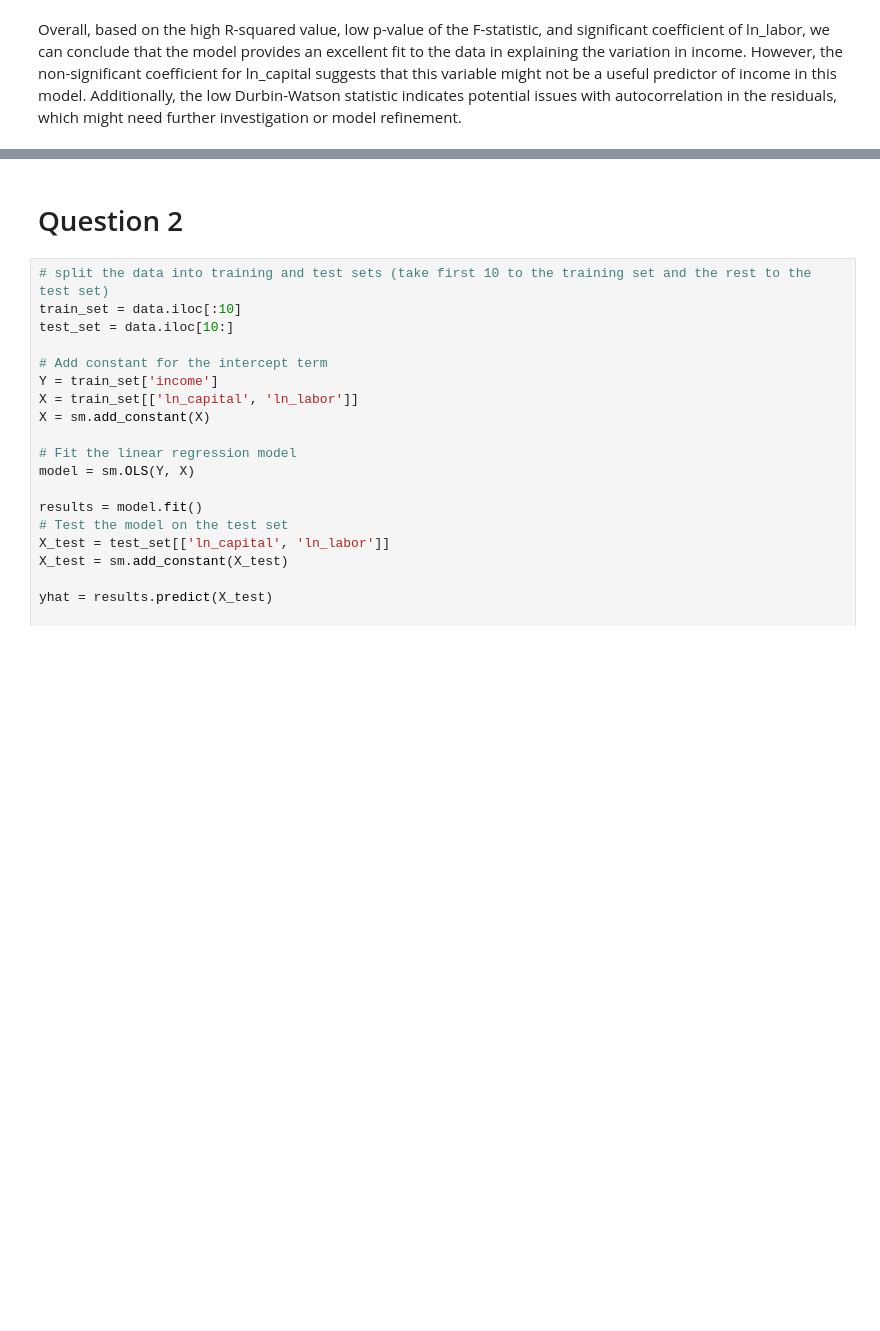
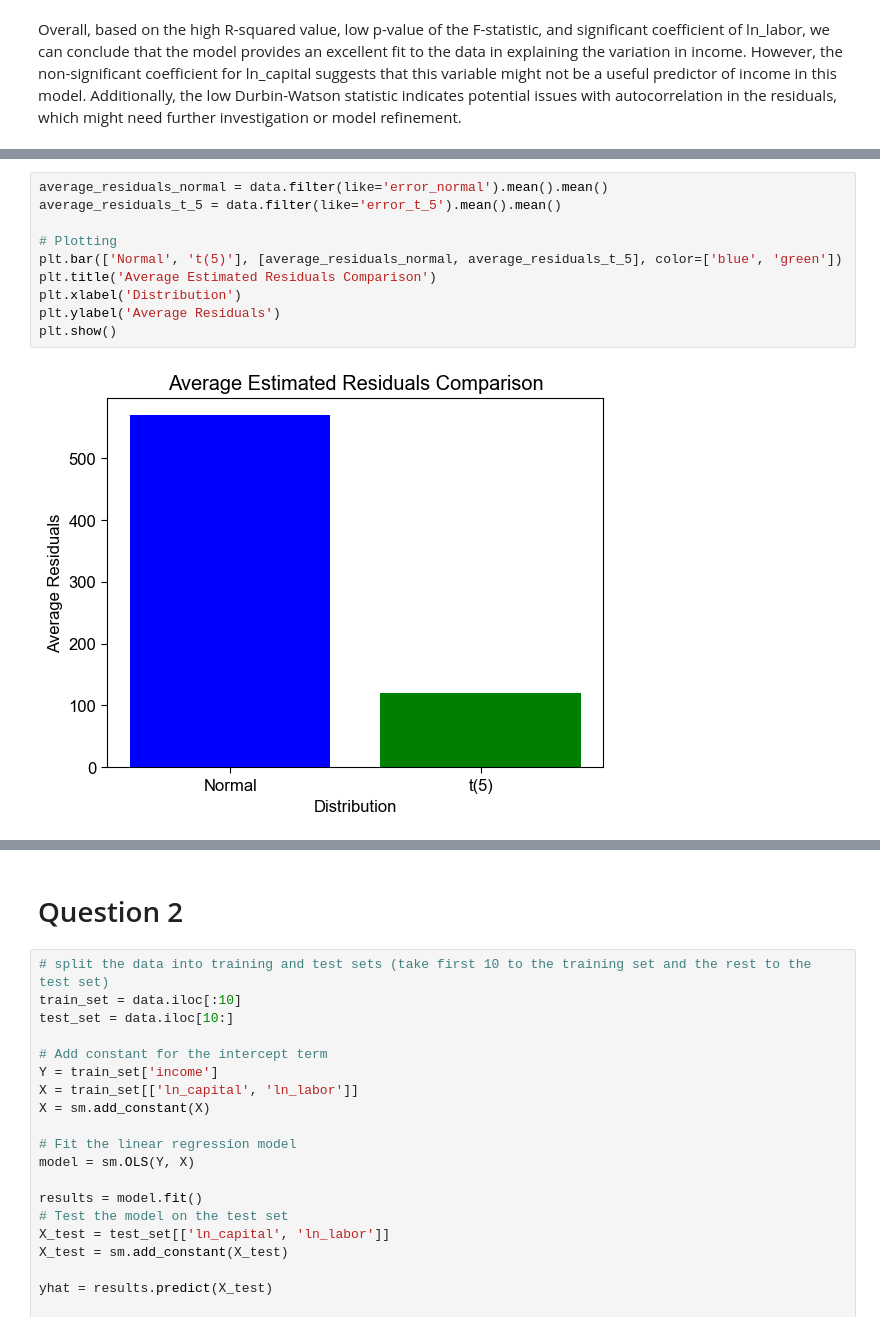
Before and after one commit to moleh13/EC48E, a Jupyter notebook: PS03.ipynb, the cells around one changed output, grey strips where cells are left out. Drawn from its saved outputs; the diff is of its cells as text; blank space fills up the shorter version.

```diff
--- a/PS03.ipynb
+++ b/PS03.ipynb
@@ -252,0 +310,12 @@ standart_error = np.sqrt(np.diag(var_B))
+# %%
+average_residuals_normal = data.filter(like='error_normal').mean().mean()
+average_residuals_t_5 = data.filter(like='error_t_5').mean().mean()
+
+# Plotting
+plt.bar(['Normal', 't(5)'], [average_residuals_normal, average_residuals_t_5], color=['blue', 'green'])
+plt.title('Average Estimated Residuals Comparison')
+plt.xlabel('Distribution')
+plt.ylabel('Average Residuals')
+plt.show()
+# %% [output]
+[figure, added]
```
Also changed, not shown: parts of 39 cells of this notebook, 1 other file.
